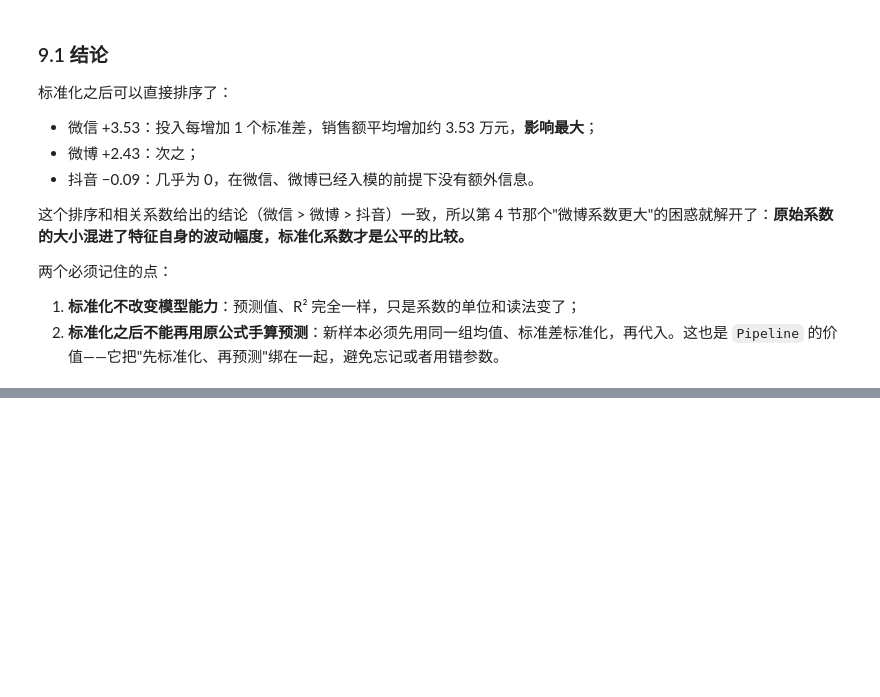
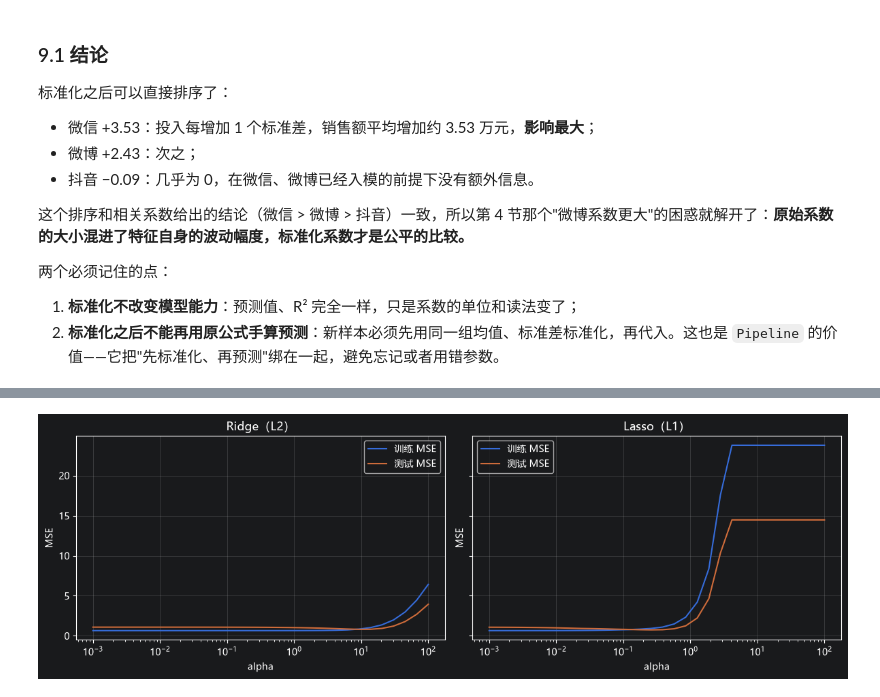
Before and after one commit to GIT-YOYOYO/Machine-Learning, a Jupyter notebook: notebooks/线性回归笔记.ipynb, the cells around one changed output, grey strips where cells are left out. Saved outputs shown, nothing was run; the diff lists cells and outputs as text; code cells hidden in the pictures; blank space fills up the shorter version.

```diff
--- a/notebooks/线性回归笔记.ipynb
+++ b/notebooks/线性回归笔记.ipynb
@@ -968,0 +1061,40 @@ print("标准化前后的 R²:", round(r2_score(y_test_m, std_lr.predict(X_test_
+# %%
+# alpha 从 0.001 到 100 扫描：看正则强度对训练/测试误差的影响
+import warnings
+
+from sklearn.exceptions import ConvergenceWarning
+from sklearn.linear_model import Lasso, Ridge
+
+alphas = np.logspace(-3, 2, 30)
+ridge_train, ridge_test = [], []
+lasso_train, lasso_test = [], []
+
+with warnings.catch_warnings():
+    warnings.simplefilter("ignore", ConvergenceWarning)
+    for alpha in alphas:
+        ridge = Ridge(alpha=alpha).fit(X_train_r, y_train_r)
+        ridge_train.append(mean_squared_error(y_train_r, ridge.predict(X_train_r)))
+        ridge_test.append(mean_squared_error(y_test_r, ridge.predict(X_test_r)))
+
+        lasso = Lasso(alpha=alpha, max_iter=10000).fit(X_train_r, y_train_r)
+        lasso_train.append(mean_squared_error(y_train_r, lasso.predict(X_train_r)))
+        lasso_test.append(mean_squared_error(y_test_r, lasso.predict(X_test_r)))
+
+fig, axes = plt.subplots(1, 2, figsize=(12, 4), sharey=True)
+for ax, train_scores, test_scores, title in [
+    (axes[0], ridge_train, ridge_test, "Ridge（L2）"),
+    (axes[1], lasso_train, lasso_test, "Lasso（L1）"),
+]:
+    ax.plot(alphas, train_scores, label="训练 MSE")
+    ax.plot(alphas, test_scores, label="测试 MSE")
+    ax.set_xscale("log")
+    ax.set_xlabel("alpha")
+    ax.set_ylabel("MSE")
+    ax.set_title(title)
+    ax.legend()
+    ax.grid(alpha=0.3)
+
+plt.tight_layout()
+plt.show()
+# %% [output]
+[figure, added]
```
Also changed, not shown: parts of 6 cells of this notebook, 5 other files.
